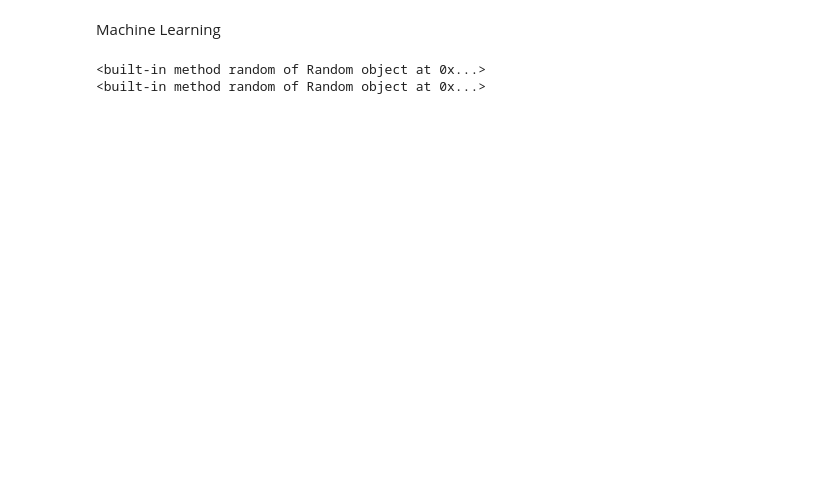
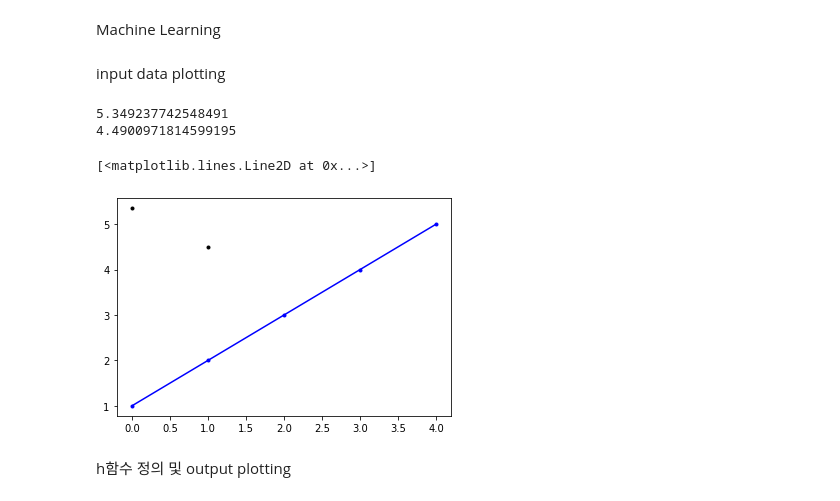
Before and after one commit to cheonginho/Machine-Learing, a Jupyter notebook: Machine_Learning01.ipynb, the cells around one changed output. Drawn from its saved outputs; the diff is of its cells as text; code cells hidden in the pictures; blank space fills up the shorter version.

```diff
--- a/Machine_Learning01.ipynb
+++ b/Machine_Learning01.ipynb
@@ -8,11 +9,3 @@ import numpy as np
 # %%
-a = [0,1, 2, 3, 4] #inputdata
-b = [1, 2, 3, 4, 5] #outputvalue
+a =np.array([0,1, 2, 3, 4]) #inputdata
+b =np.array([1, 2, 3, 4, 5]) #outputvalue
-# %%
-theta0=random.random
-theta1=random.random
-print(theta0)
-print(theta1)
-# %% [output]
-<built-in method random of Random object at 0x...>
-<built-in method random of Random object at 0x...>
@@ -20,0 +12,18 @@ thetha=[theta0,theta1]
+# %% [markdown]
+input data plotting
+# %%
+theta0 =np.random.normal(5)
+theta1 =np.random.normal(5)
+print(theta0)
+print(theta1)
+theta=[theta0,theta1]
+plt.plot(a,b,c='b',marker='.')
+
+plt.plot(theta,'k.')
+# %% [output]
+5.349237742548491
+4.4900971814599195
+[<matplotlib.lines.Line2D at 0x...>]
+[figure, added]
+# %% [markdown]
+h함수 정의 및 output plotting
```
Also changed, not shown: parts of 10 cells of this notebook.
